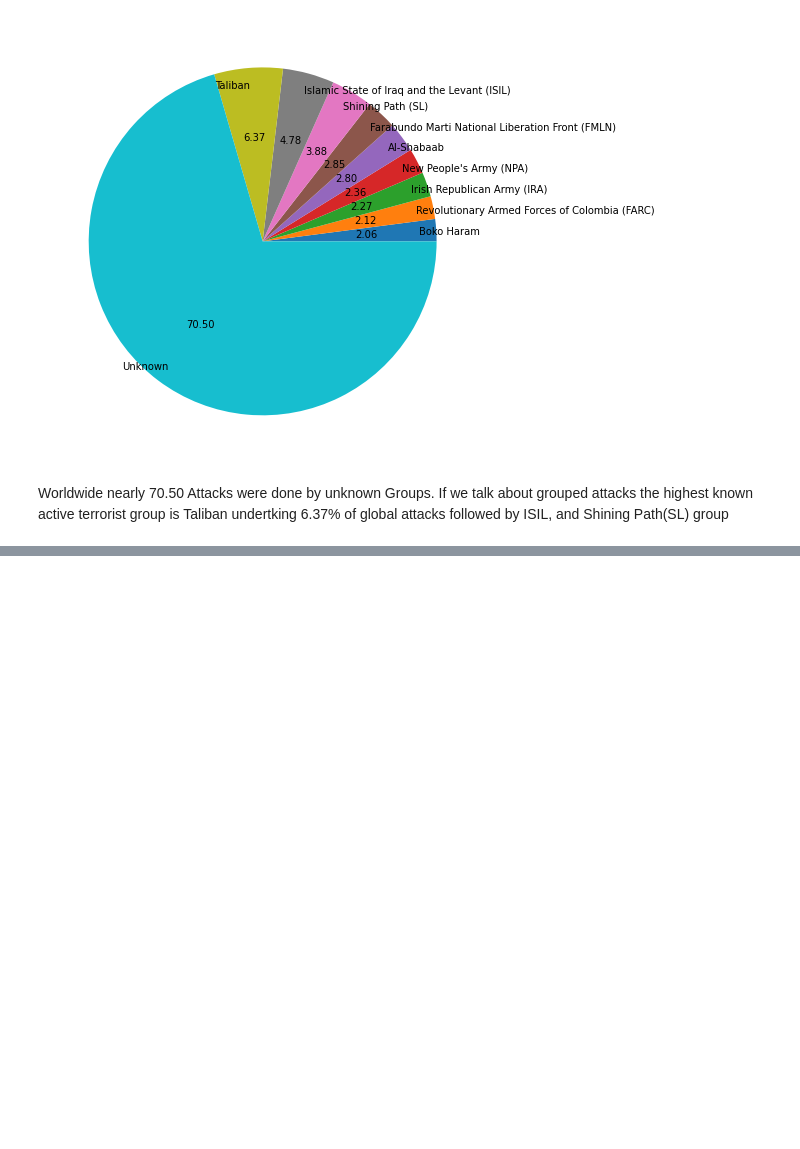
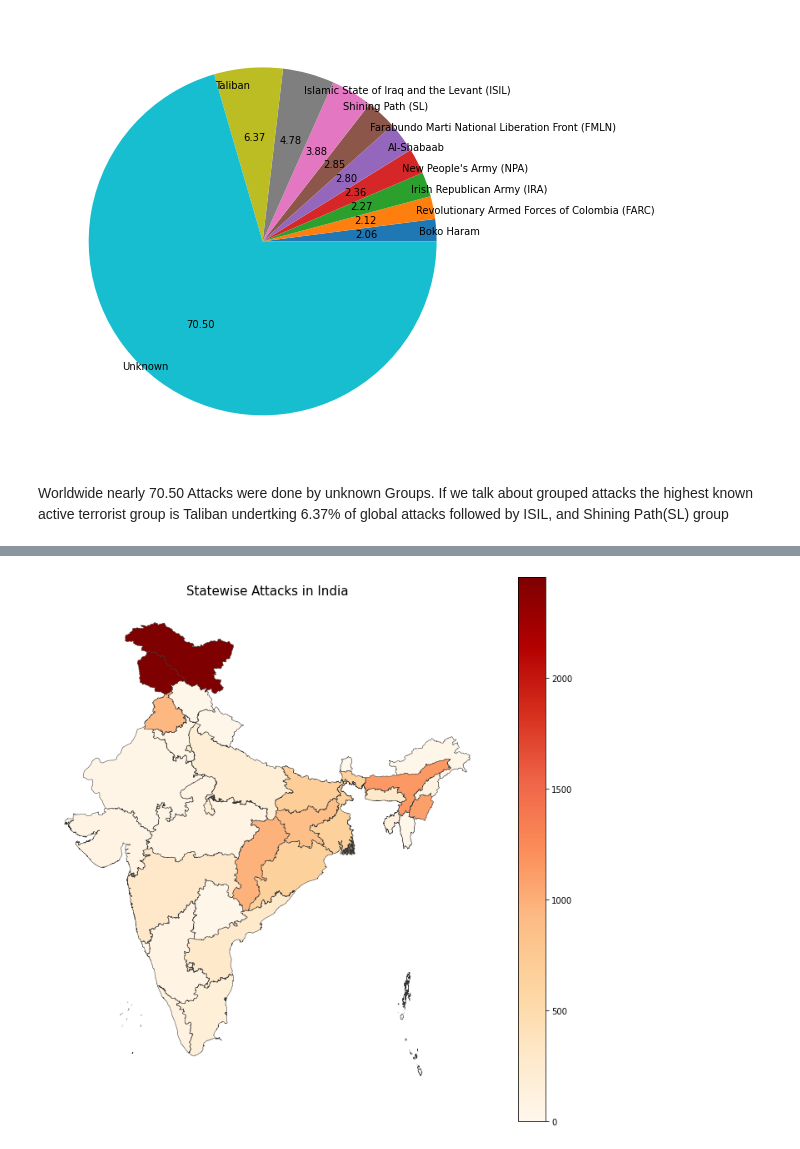
Before and after one commit to ashutosh-sharma-xi/Global-Terrorism-Analysis, a Jupyter notebook: Global_Terrorism_Analysis_Capstone_Project.ipynb, the cells around one changed output, grey strips where cells are left out. Saved outputs shown, nothing was run; the diff lists cells and outputs as text; code cells hidden in the pictures; blank space fills up the shorter version.

```diff
--- a/Global_Terrorism_Analysis_Capstone_Project.ipynb
+++ b/Global_Terrorism_Analysis_Capstone_Project.ipynb
@@ -301,0 +380,4 @@ If we talk about grouped attacks the highest known active terrorist group is Tal
+# %%
+shp_gdf = gpd.read_file('/content/drive/MyDrive/AlmaBetter /Capstone Project/Global Terrorism Analysis/indian boundary/Shapefile/India_State_Boundary.shp')
+shp_gdf.reset_index(inplace=True)
+shp_gdf.sort_values('Name', inplace = True)
@@ -301,0 +398,5 @@ If we talk about grouped attacks the highest known active terrorist group is Tal
+# %%
+ num_of_attacks = [0,292,24,1151,688,47,979,0,208,5,85,50,24,2454,887,71,98,2454,0,75,302,1100,294,27,115,649,2,949,43,4,164,24,117,201,24,650]
+# %%
+shp_gdf['Attacks']=num_of_attacks
+shp_gdf.head()
@@ -301,0 +410,8 @@ If we talk about grouped attacks the highest known active terrorist group is Tal
+# %%
+fig, ax = plt.subplots(1, figsize=(12, 12))
+ax.axis('off')
+ax.set_title('Statewise Attacks in India',
+             fontdict={'fontsize': '15', 'fontweight' : '3'})
+fig = shp_gdf.plot(column='Attacks', cmap='OrRd', linewidth=0.5, ax=ax, edgecolor='0.2',legend=True)
+# %% [output]
+[figure, added]
```
Also changed, not shown: parts of 15 cells of this notebook.
